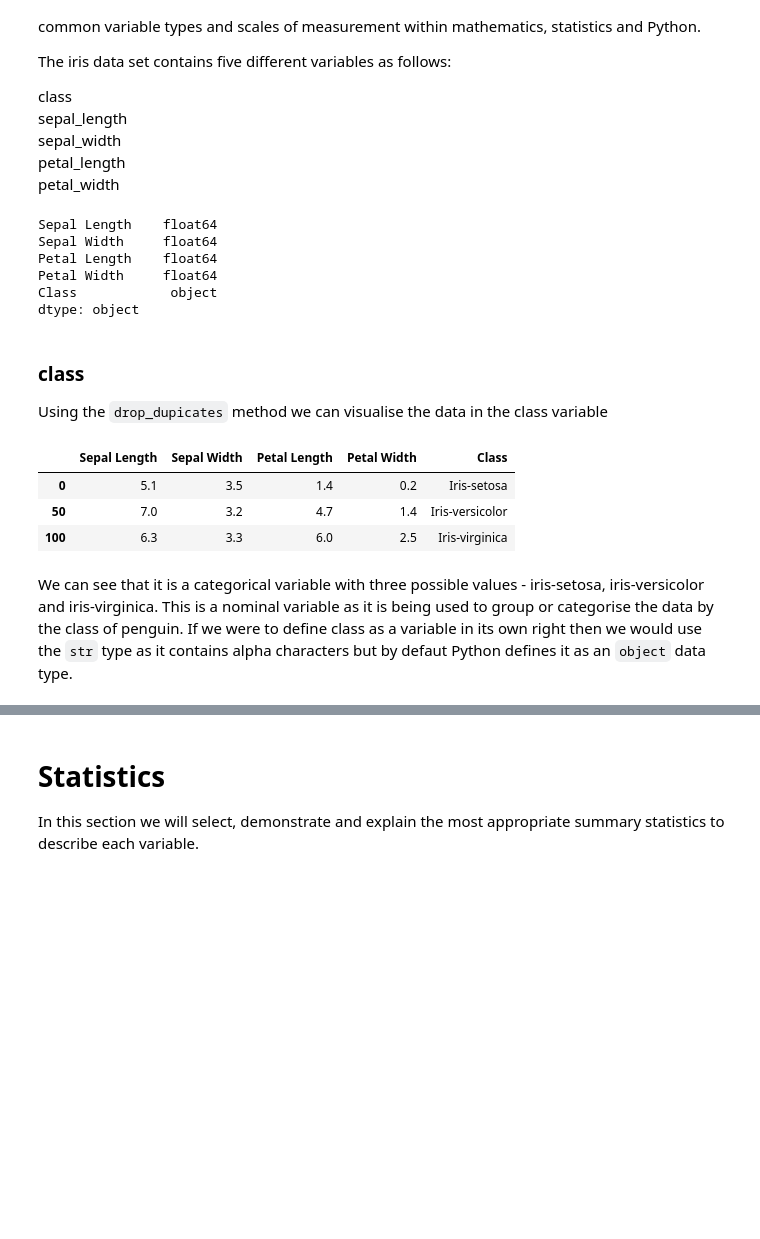
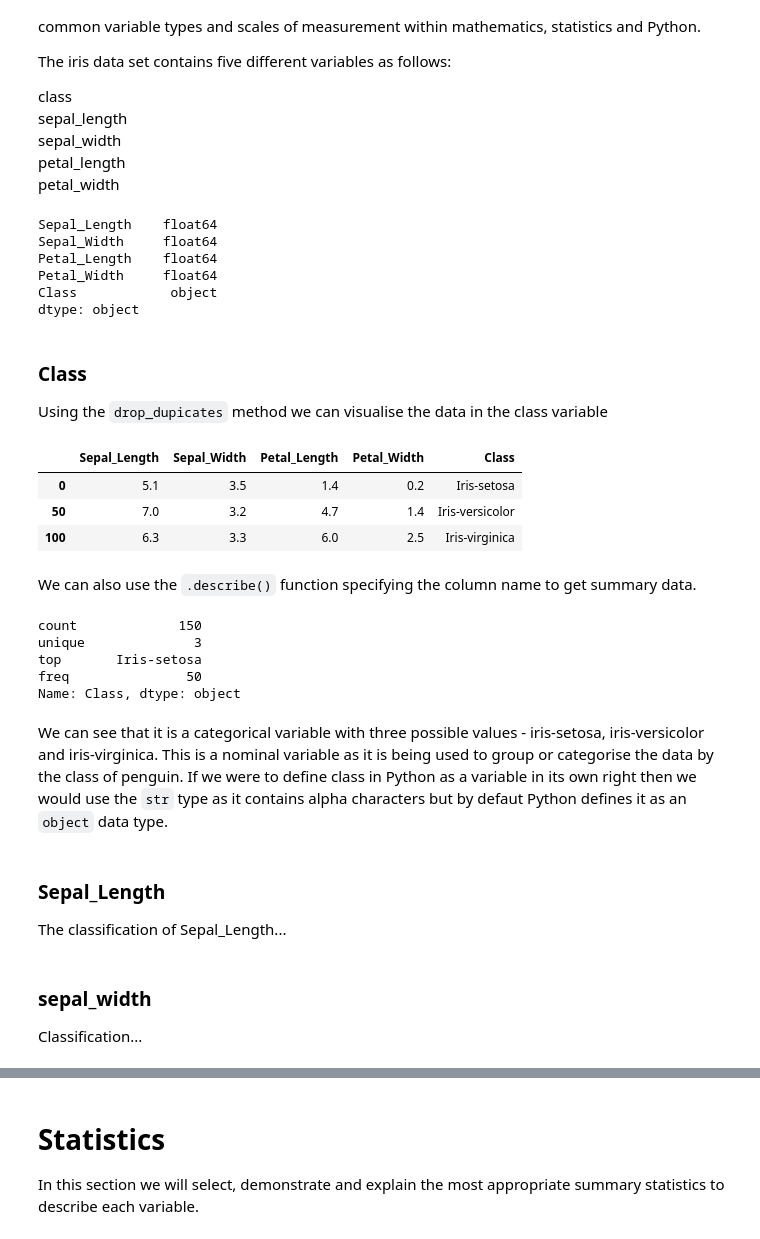
Before and after one commit to PeeBs68/fund_da, a Jupyter notebook: project.ipynb, the cells around one changed output, grey strips where cells are left out. Saved outputs shown, nothing was run; the diff lists cells and outputs as text; code cells hidden in the pictures; blank space fills up the shorter version.

````diff
--- a/project.ipynb
+++ b/project.ipynb
@@ -34,7 +34,7 @@ import seaborn as sns
 # %%
 # Reading the CSV file and add column names
 # Information on how to add column names during the import taken from https://stackoverflow.com/questions/31645466/give-column-name-when-read-csv-file-pandas
-col_names =  ["Sepal Length", "Sepal Width", "Petal Length", "Petal Width", "Class"]
+col_names =  ["Sepal_Length", "Sepal_Width", "Petal_Length", "Petal_Width", "Class"]
 iris_csv = pd.read_csv('data/iris.data', sep= ",", names=col_names, header=None)
 # %%
 # Print the contents of the dataframe
@@ -83,23 +83,42 @@ petal_width
 # %%
 iris_csv.dtypes
 # %% [output]
-Sepal Length    float64
-Sepal Width     float64
-Petal Length    float64
-Petal Width     float64
+Sepal_Length    float64
+Sepal_Width     float64
+Petal_Length    float64
+Petal_Width     float64
 Class            object
 dtype: object
 # %% [markdown]
-### class
+### Class
 Using the ```drop_dupicates``` method we can visualise the data in the class variable
 # %%
-unique = iris_csv.drop_duplicates(subset ="Class",)
-unique
+iris_csv.drop_duplicates(subset ="Class",)
+#unique
+#iris_csv.Class.describe()
 # %% [output]
-|  | Sepal Length | Sepal Width | Petal Length | Petal Width | Class |
+|  | Sepal_Length | Sepal_Width | Petal_Length | Petal_Width | Class |
 | 0 | 5.1 | 3.5 | 1.4 | 0.2 | Iris-setosa |
 | 50 | 7.0 | 3.2 | 4.7 | 1.4 | Iris-versicolor |
 | 100 | 6.3 | 3.3 | 6.0 | 2.5 | Iris-virginica |
+# %% [markdown]
+We can also use the ```.describe()``` function specifying the column name to get summary data.
+# %%
+iris_csv.Class.describe()
+# %% [output]
+count             150
+unique              3
+top       Iris-setosa
+freq               50
+Name: Class, dtype: object
 # %% [markdown]
 We can see that it is a categorical variable with three possible values - iris-setosa, iris-versicolor and iris-virginica. This is a nominal variable as it is being used to group or categorise the data by the class of penguin.
-If we were to define class as a variable in its own right then we would use the ```str``` type as it contains alpha characters but by defaut Python defines it as an ```object``` data type.
+If we were to define class in Python as a variable in its own right then we would use the ```str``` type as it contains alpha characters but by defaut Python defines it as an ```object``` data type.
+# %% [markdown]
+### Sepal_Length
+
+The classification of Sepal_Length...
+# %% [markdown]
+### sepal_width
+
+Classification...
````
Also changed, not shown: parts of 10 cells of this notebook.
